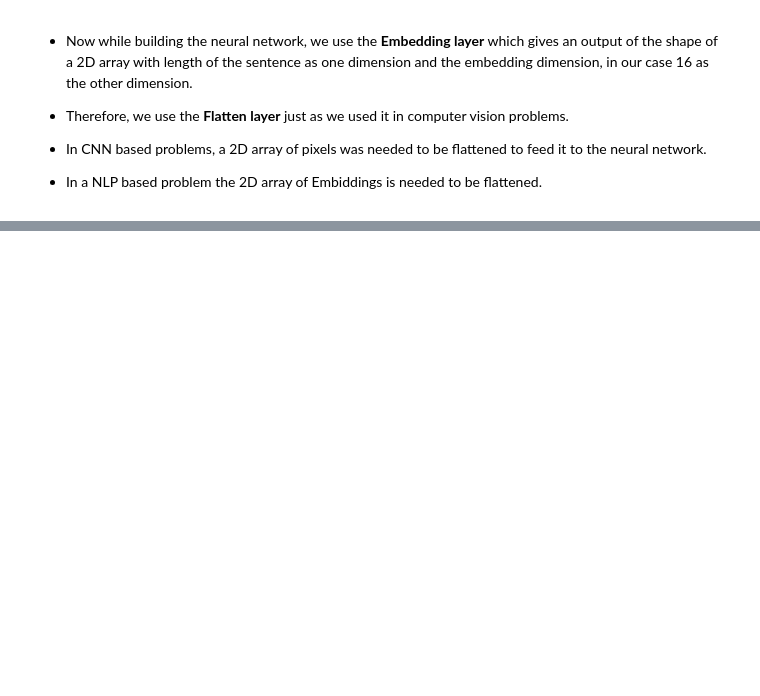
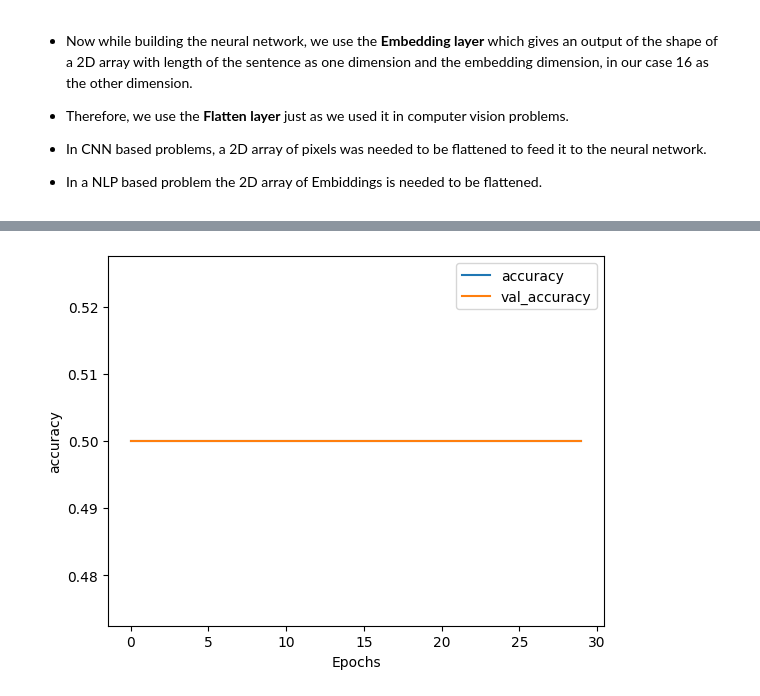
Before and after one commit to isurushanaka/AII_Course-1, a Jupyter notebook: Neural Networks/7_NLP.ipynb, the cells around one changed output, grey strips where cells are left out. Drawn from its saved outputs; the diff is of its cells as text; code cells hidden in the pictures; blank space fills up the shorter version.

```diff
--- a/Neural Networks/7_NLP.ipynb
+++ b/Neural Networks/7_NLP.ipynb
@@ -218,0 +381,4 @@ _________________________________________________________________
+# %%
+from tensorflow.keras.preprocessing.sequence import pad_sequences
+x_train = pad_sequences(x_train, padding='post', truncating='post', maxlen=128)
+x_test = pad_sequences(x_test, padding='post', truncating='post', maxlen=128)
@@ -218,0 +395,12 @@ _________________________________________________________________
+# %%
+vocab_size = len(word_index)+1
+embedding_dim = 16
+max_length = 128
+
+model = tf.keras.Sequential([
+    tf.keras.layers.Embedding(input_dim=vocab_size, output_dim=embedding_dim, input_length=max_length),
+    tf.keras.layers.GlobalAveragePooling1D(),
+    tf.keras.layers.Dense(6, activation='relu'),
+    tf.keras.layers.Dense(1, activation='sigmoid')
+])
+model.summary()
@@ -218,0 +426,3 @@ _________________________________________________________________
+# %%
+model.compile(loss="binary_crossentropy",optimizer='adam',metrics=['accuracy'])
+history = model.fit(x_train,y_train,epochs=30,validation_data=(x_test,y_test),verbose=1)
@@ -218,0 +447,14 @@ _________________________________________________________________
+# %%
+import matplotlib.pyplot as plt
+
+def plot_graphs(history,string):
+    plt.plot(history.history[string])
+    plt.plot(history.history['val_'+string])
+    plt.xlabel("Epochs")
+    plt.ylabel(string)
+    plt.legend([string, 'val_'+string])
+    plt.show()
+# %%
+plot_graphs(history, 'accuracy')
+# %% [output]
+[figure, added]
```
Also changed, not shown: parts of 54 cells of this notebook.
